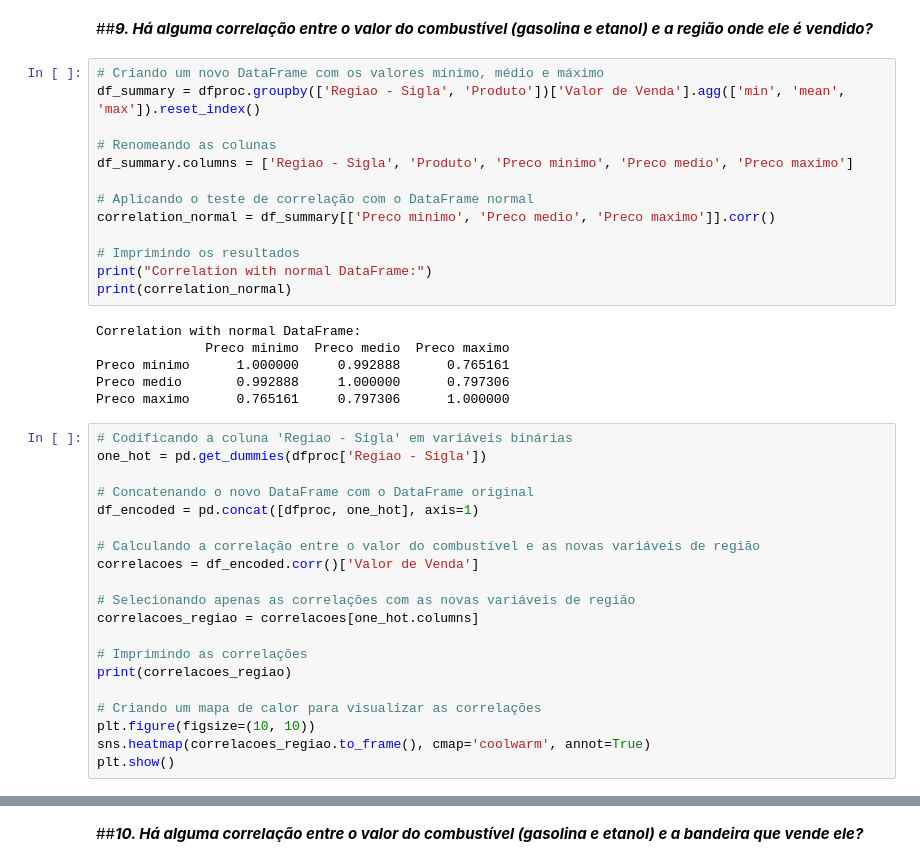
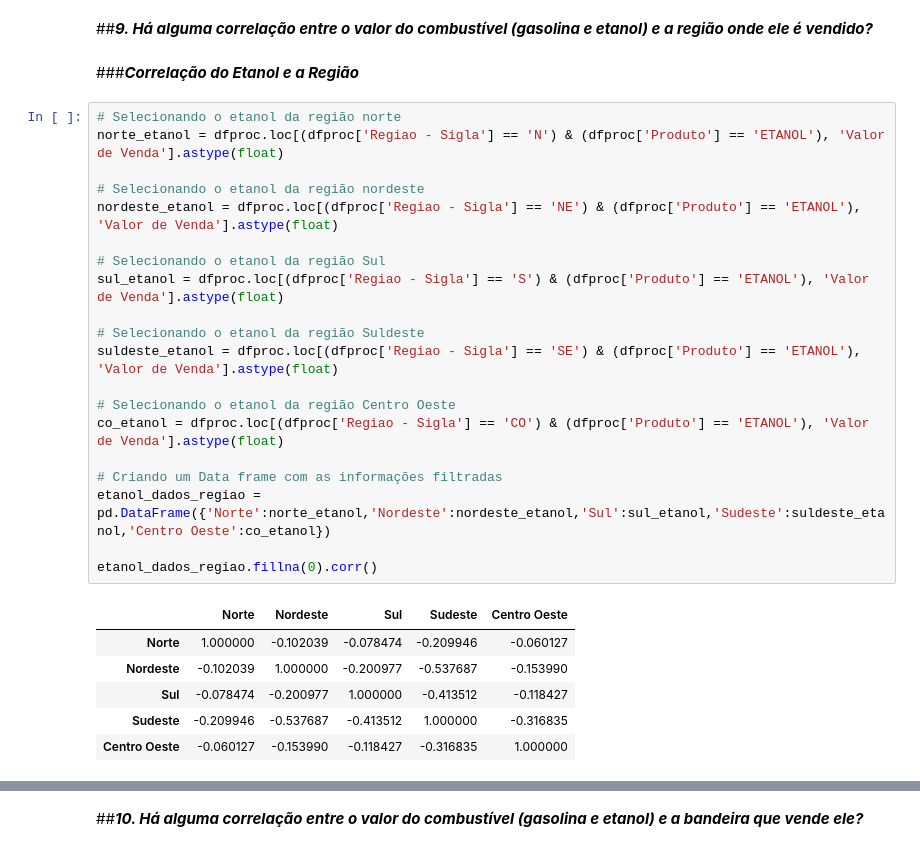
Before and after one commit to alsantosad/PROJECT-ROCKET, a Jupyter notebook: M4TRABALHO_EM_GRUPO.ipynb, the cells around one changed output, grey strips where cells are left out. Cells and saved outputs as stored; diff of their text form.

```diff
--- a/M4TRABALHO_EM_GRUPO.ipynb
+++ b/M4TRABALHO_EM_GRUPO.ipynb
@@ -310,41 +517,31 @@ df_regiao_media_etanol
 # %% [markdown]
 ##***9. Há alguma correlação entre o valor do combustível (gasolina e etanol) e a região onde ele é vendido?***
-# %%
-# Criando um novo DataFrame com os valores mínimo, médio e máximo
-df_summary = dfproc.groupby(['Regiao - Sigla', 'Produto'])['Valor de Venda'].agg(['min', 'mean', 'max']).reset_index()
-
-# Renomeando as colunas
-df_summary.columns = ['Regiao - Sigla', 'Produto', 'Preco minimo', 'Preco medio', 'Preco maximo']
-
-# Aplicando o teste de correlação com o DataFrame normal
-correlation_normal = df_summary[['Preco minimo', 'Preco medio', 'Preco maximo']].corr()
-
-# Imprimindo os resultados
-print("Correlation with normal DataFrame:")
-print(correlation_normal)
-# %% [output]
-Correlation with normal DataFrame:
-              Preco minimo  Preco medio  Preco maximo
-Preco minimo      1.000000     0.992888      0.765161
-Preco medio       0.992888     1.000000      0.797306
-Preco maximo      0.765161     0.797306      1.000000
-# %%
-# Codificando a coluna 'Regiao - Sigla' em variáveis binárias
-one_hot = pd.get_dummies(dfproc['Regiao - Sigla'])
-
-# Concatenando o novo DataFrame com o DataFrame original
-df_encoded = pd.concat([dfproc, one_hot], axis=1)
-
-# Calculando a correlação entre o valor do combustível e as novas variáveis de região
-correlacoes = df_encoded.corr()['Valor de Venda']
-
-# Selecionando apenas as correlações com as novas variáveis de região
-correlacoes_regiao = correlacoes[one_hot.columns]
-
-# Imprimindo as correlações
-print(correlacoes_regiao)
-
-# Criando um mapa de calor para visualizar as correlações
-plt.figure(figsize=(10, 10))
-sns.heatmap(correlacoes_regiao.to_frame(), cmap='coolwarm', annot=True)
-plt.show()
+# %% [markdown]
+###***Correlação do Etanol e a Região***
+# %%
+# Selecionando o etanol da região norte
+norte_etanol = dfproc.loc[(dfproc['Regiao - Sigla'] == 'N') & (dfproc['Produto'] == 'ETANOL'), 'Valor de Venda'].astype(float)
+
+# Selecionando o etanol da região nordeste
+nordeste_etanol = dfproc.loc[(dfproc['Regiao - Sigla'] == 'NE') & (dfproc['Produto'] == 'ETANOL'), 'Valor de Venda'].astype(float)
+
+# Selecionando o etanol da região Sul
+sul_etanol = dfproc.loc[(dfproc['Regiao - Sigla'] == 'S') & (dfproc['Produto'] == 'ETANOL'), 'Valor de Venda'].astype(float)
+
+# Selecionando o etanol da região Suldeste
+suldeste_etanol = dfproc.loc[(dfproc['Regiao - Sigla'] == 'SE') & (dfproc['Produto'] == 'ETANOL'), 'Valor de Venda'].astype(float)
+
+# Selecionando o etanol da região Centro Oeste
+co_etanol = dfproc.loc[(dfproc['Regiao - Sigla'] == 'CO') & (dfproc['Produto'] == 'ETANOL'), 'Valor de Venda'].astype(float)
+
+# Criando um Data frame com as informações filtradas
+etanol_dados_regiao = pd.DataFrame({'Norte':norte_etanol,'Nordeste':nordeste_etanol,'Sul':sul_etanol,'Sudeste':suldeste_etanol,'Centro Oeste':co_etanol})
+
+etanol_dados_regiao.fillna(0).corr()
+# %% [output]
+|  | Norte | Nordeste | Sul | Sudeste | Centro Oeste |
+| Norte | 1.000000 | -0.102039 | -0.078474 | -0.209946 | -0.060127 |
+| Nordeste | -0.102039 | 1.000000 | -0.200977 | -0.537687 | -0.153990 |
+| Sul | -0.078474 | -0.200977 | 1.000000 | -0.413512 | -0.118427 |
+| Sudeste | -0.209946 | -0.537687 | -0.413512 | 1.000000 | -0.316835 |
+| Centro Oeste | -0.060127 | -0.153990 | -0.118427 | -0.316835 | 1.000000 |
```
Also changed, not shown: parts of 64 cells of this notebook.
